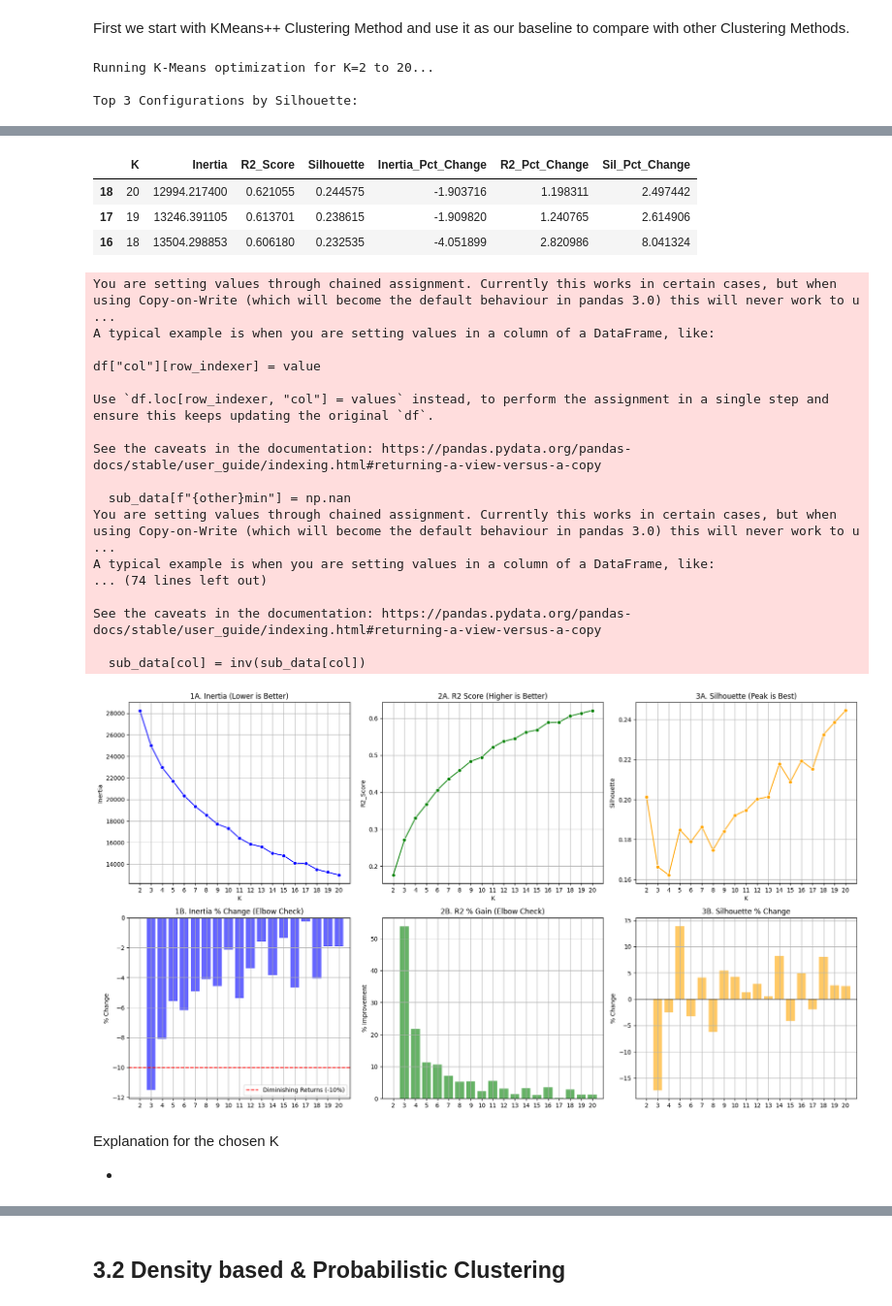
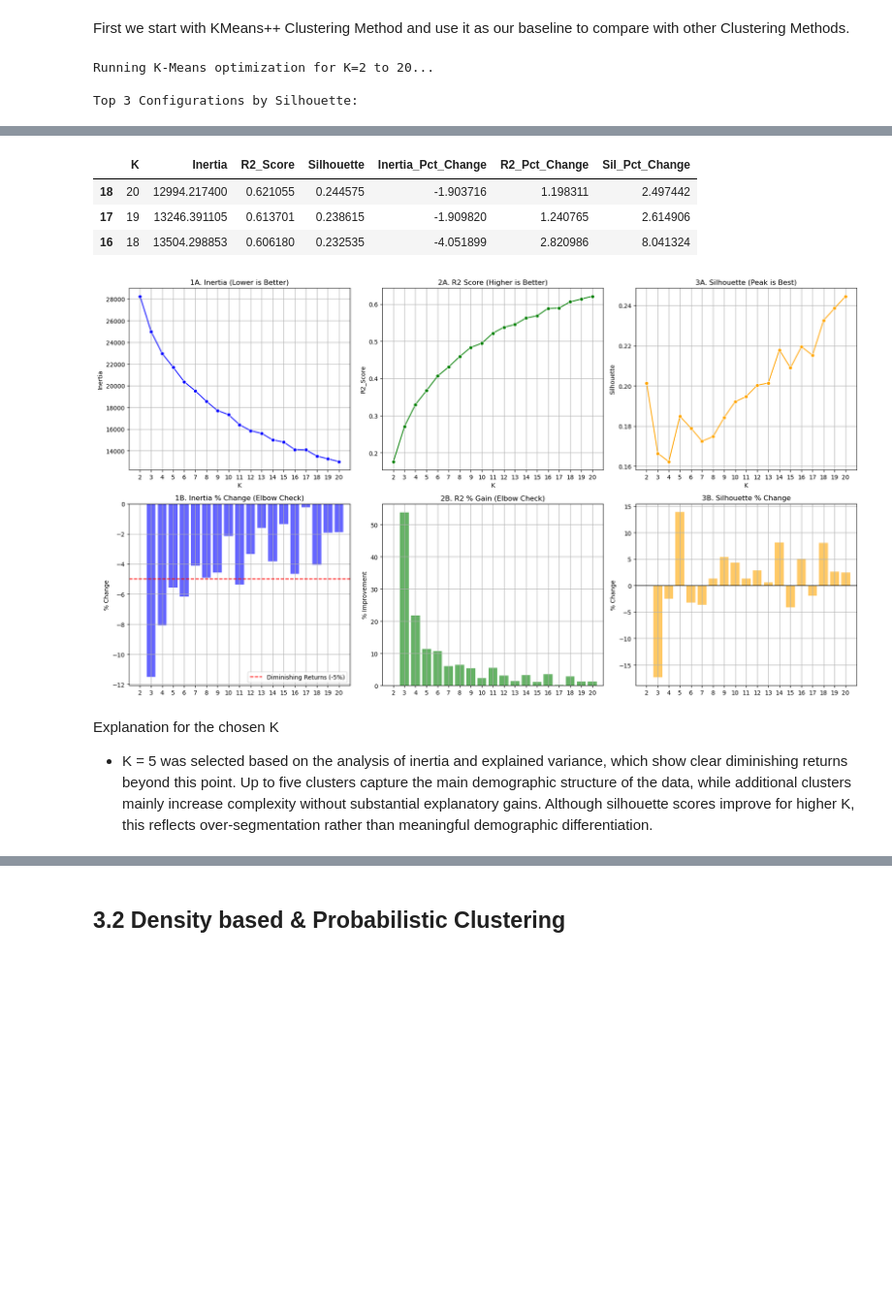
Before and after one commit to Mehmet1700/DataMining2025, a Jupyter notebook: notebooks_deliverable2/03_Clustering_Demographic_updated.ipynb, the cells around one changed output, grey strips where cells are left out. Shown at 97% size. Saved outputs shown, nothing was run; the diff lists cells and outputs as text; code cells hidden in the pictures; blank space fills up the shorter version.

```diff
--- a/notebooks_deliverable2/03_Clustering_Demographic_updated.ipynb
+++ b/notebooks_deliverable2/03_Clustering_Demographic_updated.ipynb
@@ -278,7 +276,6 @@ def optimize_kmeans_gradient(data, k_range=range(2, 21)):
     df = pd.DataFrame(results)
 
     # Calculate Gradients (Percentage Change)
-    # Note: We multiply by 100 to get percentages
     df['Inertia_Pct_Change'] = df['Inertia'].pct_change() * 100
     df['R2_Pct_Change'] = df['R2_Score'].pct_change() * 100
     df['Sil_Pct_Change'] = df['Silhouette'].pct_change() * 100
@@ -296,7 +293,6 @@ display(results_df.sort_values('Silhouette', ascending=False).head(3))
 fig, axes = plt.subplots(2, 3, figsize=(18, 10))
 
 # Define common X limits so top and bottom align perfectly
-# We add -1 and +1 padding so the points aren't squished against the wall
 x_min, x_max = results_df['K'].min() - 1, results_df['K'].max() + 1
 
 # ---------------------------------------------------------
@@ -307,17 +303,17 @@ sns.lineplot(data=results_df, x='K', y='Inertia', marker='o', ax=axes[0,0], colo
 axes[0,0].set_title('1A. Inertia (Lower is Better)')
 axes[0,0].grid(True)
 axes[0,0].set_xticks(results_df['K'])
-axes[0,0].set_xlim(x_min, x_max)  # <--- Align X-Axis
+axes[0,0].set_xlim(x_min, x_max)
 
-# Bottom: Gradient (Bar) - USING PLT.BAR FOR ALIGNMENT
+# Bottom: Gradient (Bar)
 axes[1,0].bar(results_df['K'], results_df['Inertia_Pct_Change'], color='blue', alpha=0.6)
 axes[1,0].set_title('1B. Inertia % Change (Elbow Check)')
 axes[1,0].set_ylabel('% Change')
-axes[1,0].axhline(-10, color='red', linestyle='--', label='Diminishing Returns (-10%)')
+axes[1,0].axhline(-5, color='red', linestyle='--', label='Diminishing Returns (-5%)')
 axes[1,0].grid(True)
 axes[1,0].legend()
 axes[1,0].set_xticks(results_df['K'])
-axes[1,0].set_xlim(x_min, x_max)  # <--- Align X-Axis
+axes[1,0].set_xlim(x_min, x_max)
 
 
 # ---------------------------------------------------------
@@ -328,15 +324,15 @@ sns.lineplot(data=results_df, x='K', y='R2_Score', marker='o', ax=axes[0,1], col
 axes[0,1].set_title('2A. R2 Score (Higher is Better)')
 axes[0,1].grid(True)
 axes[0,1].set_xticks(results_df['K'])
-axes[0,1].set_xlim(x_min, x_max) # <--- Align X-Axis
+axes[0,1].set_xlim(x_min, x_max)
 
-# Bottom: Gradient (Bar) - USING PLT.BAR FOR ALIGNMENT
+# Bottom: Gradient (Bar)
 axes[1,1].bar(results_df['K'], results_df['R2_Pct_Change'], color='green', alpha=0.6)
 axes[1,1].set_title('2B. R2 % Gain (Elbow Check)')
 axes[1,1].set_ylabel('% Improvement')
 axes[1,1].grid(True)
 axes[1,1].set_xticks(results_df['K'])
-axes[1,1].set_xlim(x_min, x_max) # <--- Align X-Axis
+axes[1,1].set_xlim(x_min, x_max)
 
 
 # ---------------------------------------------------------
@@ -347,16 +343,16 @@ sns.lineplot(data=results_df, x='K', y='Silhouette', marker='o', ax=axes[0,2], c
 axes[0,2].set_title('3A. Silhouette (Peak is Best)')
 axes[0,2].grid(True)
 axes[0,2].set_xticks(results_df['K'])
-axes[0,2].set_xlim(x_min, x_max) # <--- Align X-Axis
+axes[0,2].set_xlim(x_min, x_max)
 
-# Bottom: Gradient (Bar) - USING PLT.BAR FOR ALIGNMENT
+# Bottom: Gradient (Bar)
 axes[1,2].bar(results_df['K'], results_df['Sil_Pct_Change'], color='orange', alpha=0.6)
 axes[1,2].set_title('3B. Silhouette % Change')
 axes[1,2].set_ylabel('% Change')
 axes[1,2].axhline(0, color='black', linewidth=1)
 axes[1,2].grid(True)
 axes[1,2].set_xticks(results_df['K'])
-axes[1,2].set_xlim(x_min, x_max) # <--- Align X-Axis
+axes[1,2].set_xlim(x_min, x_max)
 
 plt.tight_layout()
 plt.show()
@@ -384,29 +363,14 @@ See the caveats in the documentation: https://pandas.pydata.org/pandas-docs/stab
 |  | K | Inertia | R2_Score | Silhouette | Inertia_Pct_Change | R2_Pct_Change | Sil_Pct_Change |
 | 18 | 20 | 12994.217400 | 0.621055 | 0.244575 | -1.903716 | 1.198311 | 2.497442 |
 | 17 | 19 | 13246.391105 | 0.613701 | 0.238615 | -1.909820 | 1.240765 | 2.614906 |
 | 16 | 18 | 13504.298853 | 0.606180 | 0.232535 | -4.051899 | 2.820986 | 8.041324 |
-You are setting values through chained assignment. Currently this works in certain cases, but when using Copy-on-Write (which will become the default behaviour in pandas 3.0) this will never work to u ...
-A typical example is when you are setting values in a column of a DataFrame, like:
-
-df["col"][row_indexer] = value
-
-Use `df.loc[row_indexer, "col"] = values` instead, to perform the assignment in a single step and ensure this keeps updating the original `df`.
-
-See the caveats in the documentation: https://pandas.pydata.org/pandas-docs/stable/user_guide/indexing.html#returning-a-view-versus-a-copy
-
-  sub_data[f"{other}min"] = np.nan
-You are setting values through chained assignment. Currently this works in certain cases, but when using Copy-on-Write (which will become the default behaviour in pandas 3.0) this will never work to u ...
-A typical example is when you are setting values in a column of a DataFrame, like:
-... (74 lines left out)
-
-See the caveats in the documentation: https://pandas.pydata.org/pandas-docs/stable/user_guide/indexing.html#returning-a-view-versus-a-copy
-
-  sub_data[col] = inv(sub_data[col])
-[figure, old version]
+[figure, new version]
 # %% [markdown]
 Explanation for the chosen K
 
--
+- K = 5 was selected based on the analysis of inertia and explained variance, which show clear diminishing returns beyond this point.
+Up to five clusters capture the main demographic structure of the data, while additional clusters mainly increase complexity without substantial explanatory gains.
+Although silhouette scores improve for higher K, this reflects over-segmentation rather than meaningful demographic differentiation.
 # %%
 # --- Manual Selection & Saving (K-Means) ---
 
```
Also changed, not shown: parts of 32 cells of this notebook.
